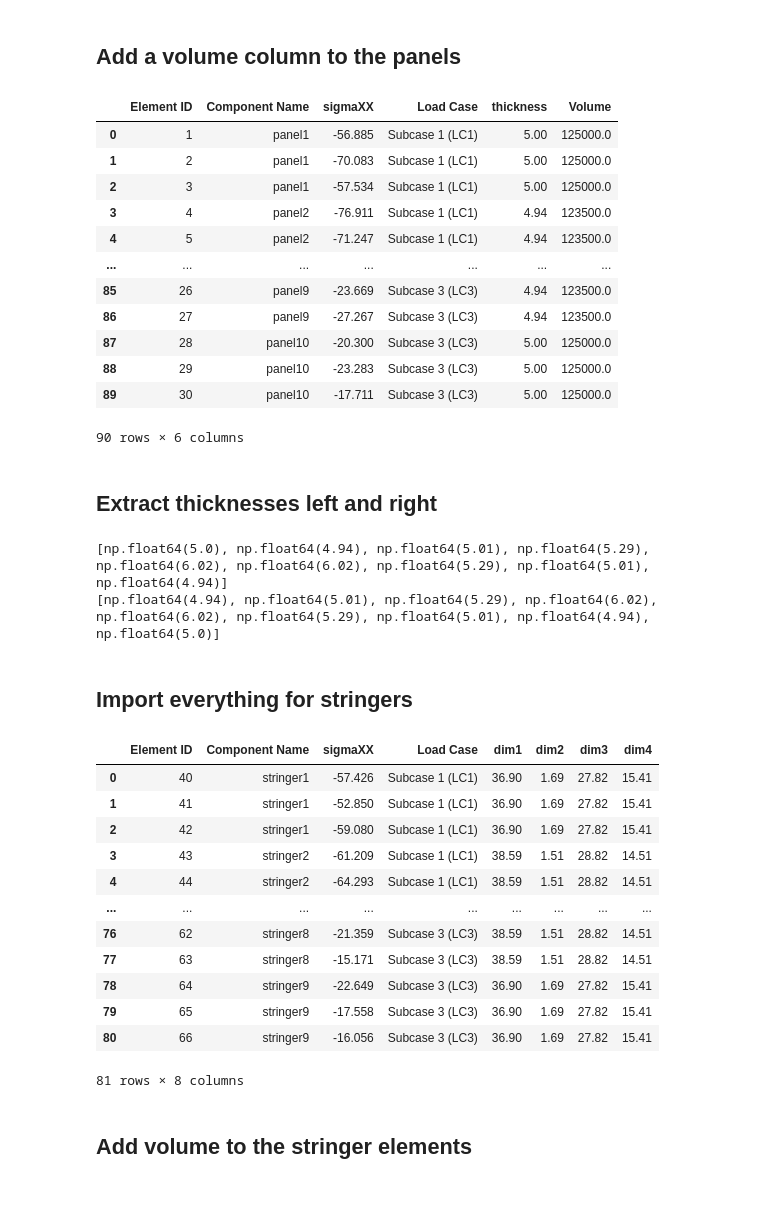
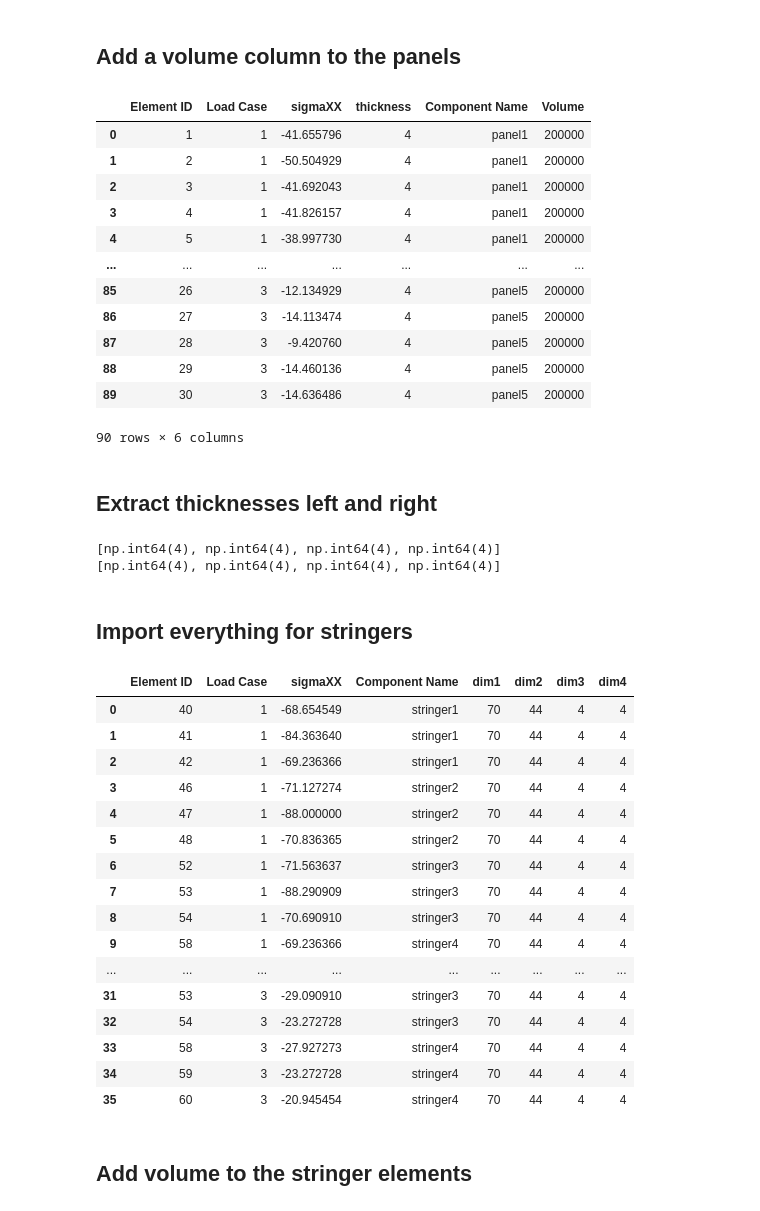
Before and after one commit to fabianober/tum-ase-project-2025-2, a Jupyter notebook: Notebooks/task_1f.ipynb, the cells around one changed output. Saved outputs shown, nothing was run; the diff lists cells and outputs as text; code cells hidden in the pictures.

```diff
--- a/Notebooks/task_1f.ipynb
+++ b/Notebooks/task_1f.ipynb
@@ -70,63 +108,75 @@ paneldf.head(5)
 # %% [markdown]
 ## Add a volume column to the panels
 # %%
-paneldf['Volume'] = paneldf.apply(panel_element_volume, elementLength=panel_element_length, elementWidth=stringer_pitch, axis=1)
+paneldf['Volume'] = paneldf.apply(panel_element_volume, elementLength=panel_element_length, elementWidth=panelwidth, axis=1)
 paneldf
 # %% [output]
-|  | Element ID | Component Name | sigmaXX | Load Case | thickness | Volume |
-| 0 | 1 | panel1 | -56.885 | Subcase 1 (LC1) | 5.00 | 125000.0 |
-| 1 | 2 | panel1 | -70.083 | Subcase 1 (LC1) | 5.00 | 125000.0 |
-| 2 | 3 | panel1 | -57.534 | Subcase 1 (LC1) | 5.00 | 125000.0 |
-| 3 | 4 | panel2 | -76.911 | Subcase 1 (LC1) | 4.94 | 123500.0 |
-| 4 | 5 | panel2 | -71.247 | Subcase 1 (LC1) | 4.94 | 123500.0 |
+|  | Element ID | Load Case | sigmaXX | thickness | Component Name | Volume |
+| 0 | 1 | 1 | -41.655796 | 4 | panel1 | 200000 |
+| 1 | 2 | 1 | -50.504929 | 4 | panel1 | 200000 |
+| 2 | 3 | 1 | -41.692043 | 4 | panel1 | 200000 |
+| 3 | 4 | 1 | -41.826157 | 4 | panel1 | 200000 |
+| 4 | 5 | 1 | -38.997730 | 4 | panel1 | 200000 |
 | ... | ... | ... | ... | ... | ... | ... |
-| 85 | 26 | panel9 | -23.669 | Subcase 3 (LC3) | 4.94 | 123500.0 |
-| 86 | 27 | panel9 | -27.267 | Subcase 3 (LC3) | 4.94 | 123500.0 |
-| 87 | 28 | panel10 | -20.300 | Subcase 3 (LC3) | 5.00 | 125000.0 |
-| 88 | 29 | panel10 | -23.283 | Subcase 3 (LC3) | 5.00 | 125000.0 |
-| 89 | 30 | panel10 | -17.711 | Subcase 3 (LC3) | 5.00 | 125000.0 |
+| 85 | 26 | 3 | -12.134929 | 4 | panel5 | 200000 |
+| 86 | 27 | 3 | -14.113474 | 4 | panel5 | 200000 |
+| 87 | 28 | 3 | -9.420760 | 4 | panel5 | 200000 |
+| 88 | 29 | 3 | -14.460136 | 4 | panel5 | 200000 |
+| 89 | 30 | 3 | -14.636486 | 4 | panel5 | 200000 |
 90 rows × 6 columns
 # %% [markdown]
 ## Extract thicknesses left and right
 # %%
 leftThickness = []
 rightThickness = []
-for i in range(0,9):
+for i in range(0,4):
     leftThickness.append(paneldf['thickness'][0+3*i])
-    rightThickness.append(paneldf['thickness'][3+3*i])
+    rightThickness.append(paneldf['thickness'][6+3*i])
 print(leftThickness)
 print(rightThickness)
 # %% [output]
-[np.float64(5.0), np.float64(4.94), np.float64(5.01), np.float64(5.29), np.float64(6.02), np.float64(6.02), np.float64(5.29), np.float64(5.01), np.float64(4.94)]
-[np.float64(4.94), np.float64(5.01), np.float64(5.29), np.float64(6.02), np.float64(6.02), np.float64(5.29), np.float64(5.01), np.float64(4.94), np.float64(5.0)]
+[np.int64(4), np.int64(4), np.int64(4), np.int64(4)]
+[np.int64(4), np.int64(4), np.int64(4), np.int64(4)]
 # %% [markdown]
 ## Import everything for stringers
 # %%
 # Open and match stringer properties
 stringerdf = pd.read_csv(f'../data/{name}/stringer.csv')
+stringerdf = stringerdf.rename(columns={'Elements':'Element ID', 'Element Stresses (1D):CBAR/CBEAM Axial Stress':'sigmaXX', 'Loadcase':'Load Case'})
+stringerdf['Component Name'] = stringerdf.apply(elementComponentMatch, axis=1)
+dflength = len(stringerdf)
+stringerdf['dim1'] = [70] * dflength
+stringerdf['dim2'] = [44] * dflength
+stringerdf['dim3'] = [4] * dflength
+stringerdf['dim4'] = [4] * dflength
 # Now add the stringer properties '../data/{name}/stringer_properties.csv
-stringerPropertiesdf = pd.read_csv(f'../data/{name}/properties/stringer_properties.csv', index_col=0)
-stringerPropertiesdf = stringerPropertiesdf.reset_index()
-stringerPropertiesdf.rename(columns={'beamsects': 'Component Name', 'beamsect_dim1': 'dim1', 'beamsect_dim2': 'dim2', 'beamsect_dim3': 'dim3', 'beamsect_dim4': 'dim4'}, inplace=True)
+#stringerPropertiesdf = pd.read_csv(f'../data/{name}/properties/stringer_properties.csv', index_col=0)
+#stringerPropertiesdf = stringerPropertiesdf.reset_index()
+#stringerPropertiesdf.rename(columns={'beamsects': 'Component Name', 'beamsect_dim1': 'dim1', 'beamsect_dim2': 'dim2', 'beamsect_dim3': 'dim3', 'beamsect_dim4': 'dim4'}, inplace=True)
 # Add "stringer" prefix to Component Name
-stringerPropertiesdf['Component Name'] = 'stringer' + stringerPropertiesdf['Component Name'].astype(str)
+#stringerPropertiesdf['Component Name'] = 'stringer' + stringerPropertiesdf['Component Name'].astype(str)
 # Merge the dataframes
-stringerdf = pd.merge(stringerdf, stringerPropertiesdf, on='Component Name', how='left', suffixes=('_caller', '_other'))
+#stringerdf = pd.merge(stringerdf, stringerPropertiesdf, on='Component Name', how='left', suffixes=('_caller', '_other'))
+stringerdf = stringerdf.drop(['FileID', 'Step', ], axis=1)
 stringerdf
 # %% [output]
-|  | Element ID | Component Name | sigmaXX | Load Case | dim1 | dim2 | dim3 | dim4 |
-| 0 | 40 | stringer1 | -57.426 | Subcase 1 (LC1) | 36.90 | 1.69 | 27.82 | 15.41 |
-| 1 | 41 | stringer1 | -52.850 | Subcase 1 (LC1) | 36.90 | 1.69 | 27.82 | 15.41 |
-| 2 | 42 | stringer1 | -59.080 | Subcase 1 (LC1) | 36.90 | 1.69 | 27.82 | 15.41 |
-| 3 | 43 | stringer2 | -61.209 | Subcase 1 (LC1) | 38.59 | 1.51 | 28.82 | 14.51 |
-| 4 | 44 | stringer2 | -64.293 | Subcase 1 (LC1) | 38.59 | 1.51 | 28.82 | 14.51 |
+|  | Element ID | Load Case | sigmaXX | Component Name | dim1 | dim2 | dim3 | dim4 |
+| 0 | 40 | 1 | -68.654549 | stringer1 | 70 | 44 | 4 | 4 |
+| 1 | 41 | 1 | -84.363640 | stringer1 | 70 | 44 | 4 | 4 |
+| 2 | 42 | 1 | -69.236366 | stringer1 | 70 | 44 | 4 | 4 |
+| 3 | 46 | 1 | -71.127274 | stringer2 | 70 | 44 | 4 | 4 |
+| 4 | 47 | 1 | -88.000000 | stringer2 | 70 | 44 | 4 | 4 |
+| 5 | 48 | 1 | -70.836365 | stringer2 | 70 | 44 | 4 | 4 |
+| 6 | 52 | 1 | -71.563637 | stringer3 | 70 | 44 | 4 | 4 |
+| 7 | 53 | 1 | -88.290909 | stringer3 | 70 | 44 | 4 | 4 |
+| 8 | 54 | 1 | -70.690910 | stringer3 | 70 | 44 | 4 | 4 |
+| 9 | 58 | 1 | -69.236366 | stringer4 | 70 | 44 | 4 | 4 |
 | ... | ... | ... | ... | ... | ... | ... | ... | ... |
-| 76 | 62 | stringer8 | -21.359 | Subcase 3 (LC3) | 38.59 | 1.51 | 28.82 | 14.51 |
-| 77 | 63 | stringer8 | -15.171 | Subcase 3 (LC3) | 38.59 | 1.51 | 28.82 | 14.51 |
-| 78 | 64 | stringer9 | -22.649 | Subcase 3 (LC3) | 36.90 | 1.69 | 27.82 | 15.41 |
-| 79 | 65 | stringer9 | -17.558 | Subcase 3 (LC3) | 36.90 | 1.69 | 27.82 | 15.41 |
-| 80 | 66 | stringer9 | -16.056 | Subcase 3 (LC3) | 36.90 | 1.69 | 27.82 | 15.41 |
+| 31 | 53 | 3 | -29.090910 | stringer3 | 70 | 44 | 4 | 4 |
+| 32 | 54 | 3 | -23.272728 | stringer3 | 70 | 44 | 4 | 4 |
+| 33 | 58 | 3 | -27.927273 | stringer4 | 70 | 44 | 4 | 4 |
+| 34 | 59 | 3 | -23.272728 | stringer4 | 70 | 44 | 4 | 4 |
+| 35 | 60 | 3 | -20.945454 | stringer4 | 70 | 44 | 4 | 4 |
-81 rows × 8 columns
 # %% [markdown]
 ## Add volume to the stringer elements
 # %%
```
Also changed, not shown: parts of 40 cells of this notebook, 2 other files.
